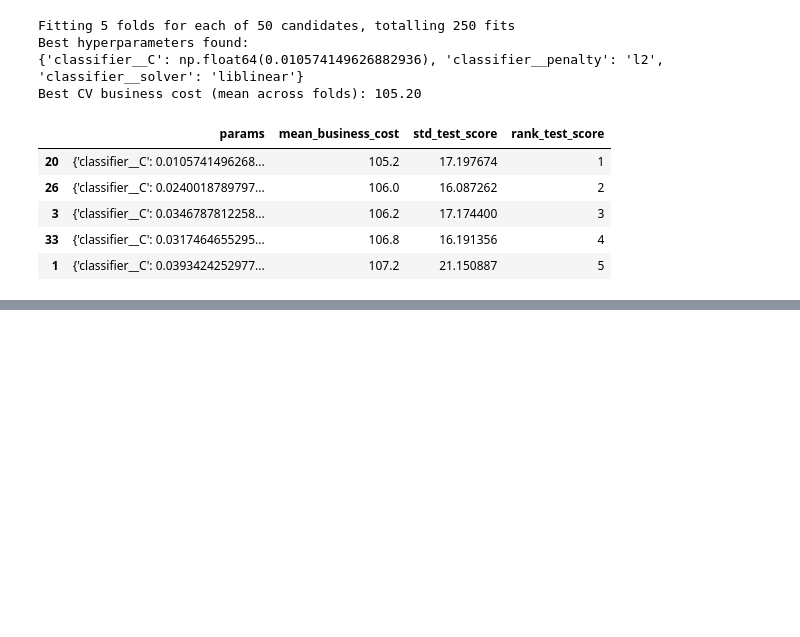
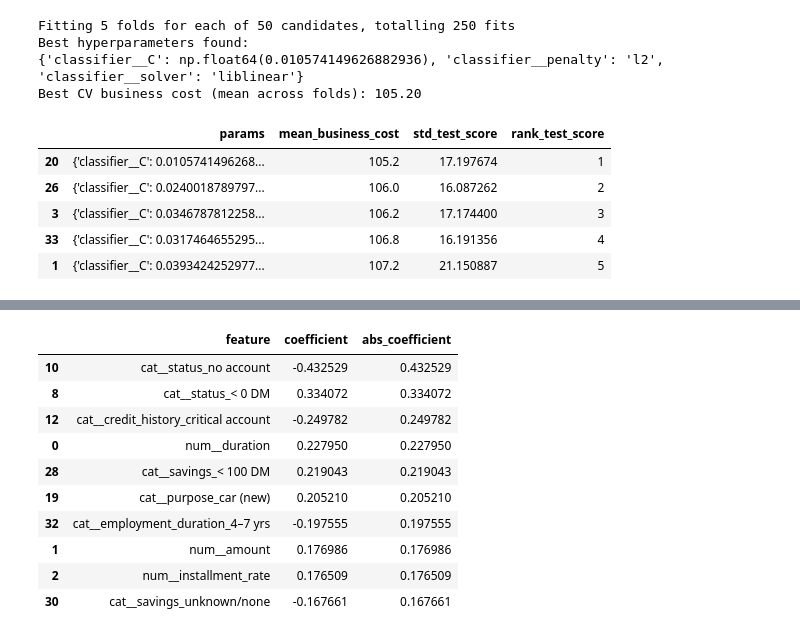
Before and after one commit to Ahmed28phantom/credit-risk-pipeline, a Jupyter notebook: notebooks/03_modeling.ipynb, the cells around one changed output, grey strips where cells are left out. Saved outputs shown, nothing was run; the diff lists cells and outputs as text; code cells hidden in the pictures; blank space fills up the shorter version.

```diff
--- a/notebooks/03_modeling.ipynb
+++ b/notebooks/03_modeling.ipynb
@@ -437,0 +551,22 @@ AUC delta: +0.021
+# %%
+classifier = best_lr_pipeline.named_steps["classifier"]
+
+feature_names = best_lr_pipeline.named_steps["preprocessor"].get_feature_names_out()
+coefficients = classifier.coef_[0]
+
+importance_df = pd.DataFrame({"feature": feature_names, "coefficient": coefficients})
+importance_df["abs_coefficient"] = importance_df["coefficient"].abs()
+top10_df = importance_df.sort_values("abs_coefficient", ascending=False).head(10)
+top10_df
+# %% [output]
+|  | feature | coefficient | abs_coefficient |
+| 10 | cat__status_no account | -0.432529 | 0.432529 |
+| 8 | cat__status_< 0 DM | 0.334072 | 0.334072 |
+| 12 | cat__credit_history_critical account | -0.249782 | 0.249782 |
+| 0 | num__duration | 0.227950 | 0.227950 |
+| 28 | cat__savings_< 100 DM | 0.219043 | 0.219043 |
+| 19 | cat__purpose_car (new) | 0.205210 | 0.205210 |
+| 32 | cat__employment_duration_4–7 yrs | -0.197555 | 0.197555 |
+| 1 | num__amount | 0.176986 | 0.176986 |
+| 2 | num__installment_rate | 0.176509 | 0.176509 |
+| 30 | cat__savings_unknown/none | -0.167661 | 0.167661 |
```
Also changed, not shown: parts of 7 cells of this notebook, 2 other files.
